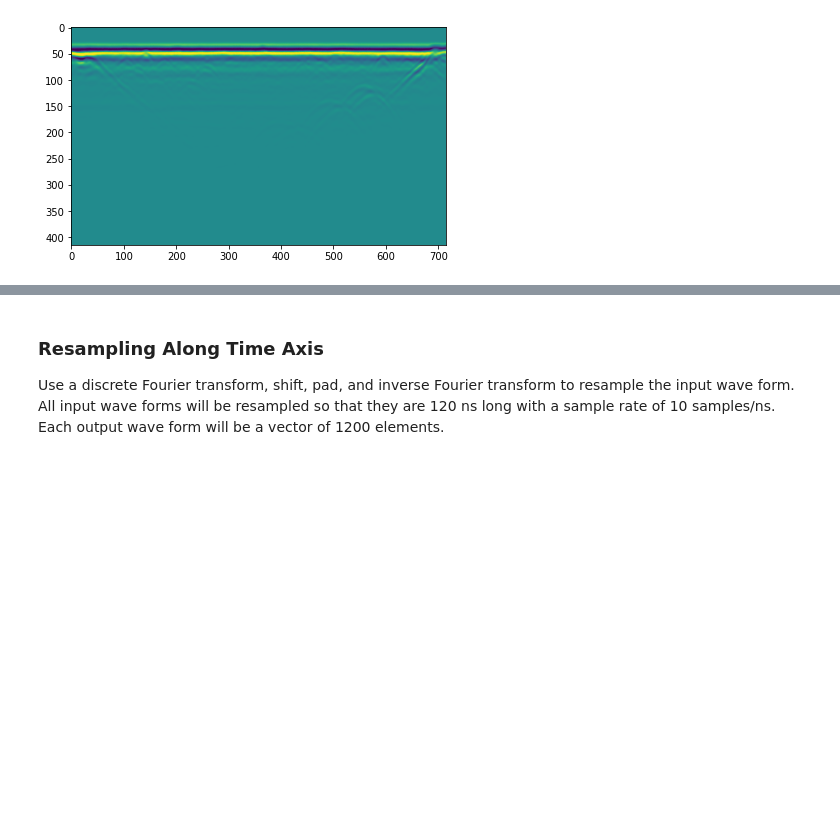
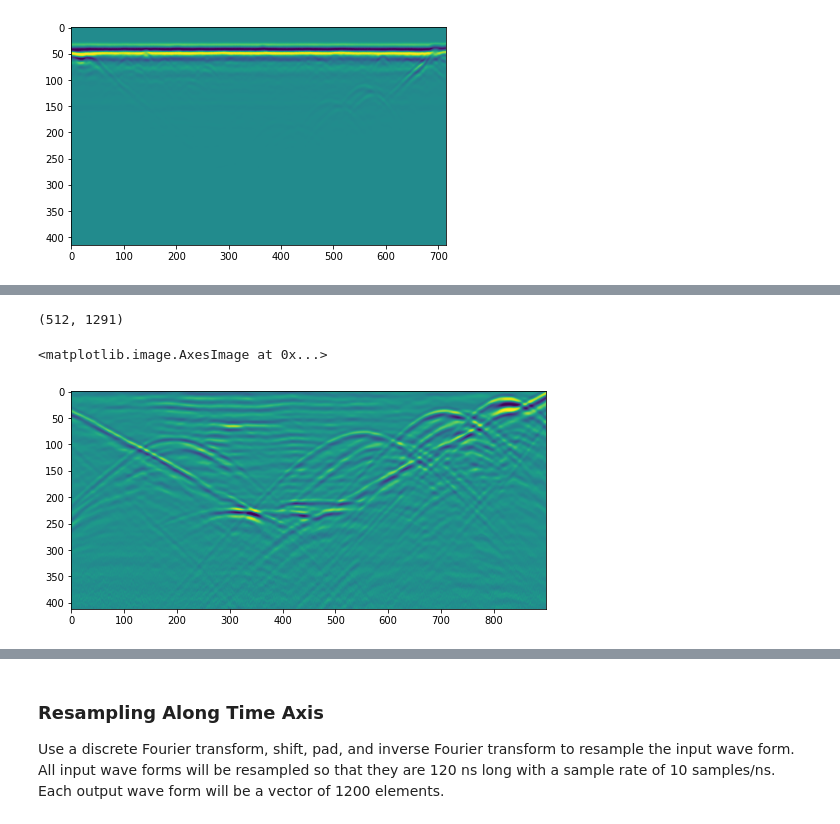
Before and after one commit to jeanruggiero/masters-thesis, a Jupyter notebook: DataExploration.ipynb, the cells around one changed output, grey strips where cells are left out. Cells and saved outputs as stored; diff of their text form; code cells hidden in the pictures; blank space fills up the shorter version.

```diff
--- a/DataExploration.ipynb
+++ b/DataExploration.ipynb
@@ -52,3 +54,12 @@ Read data from the hdf5 file.
+# %%
+def read_scan(id):
+    with io.BytesIO() as b:
+        s3.Object("jean-masters-thesis", f"gold_data/ifsttar/data/{id}.hdf5").download_fileobj(b)
+
+        with h5py.File(b, 'r') as f:
+            d = np.zeros(f['data'].shape, dtype=float)
+            f['data'].read_direct(d)
+    return d
 # %%
 with io.BytesIO() as b:
     s3.Object("jean-masters-thesis", "gold_data/ifsttar/data/dc56086d-0b79-4055-ba06-62ee23392d6f.hdf5").download_fileobj(b)
@@ -63,0 +102,11 @@ plt.imshow(d)
+# %%
+s = read_scan('2bc1088f-21b3-4f54-a083-668c277ff915')
+# %%
+s.shape
+# %% [output]
+(512, 1291)
+# %%
+plt.imshow(s[100:,200:1100])
+# %% [output]
+<matplotlib.image.AxesImage at 0x...>
+[figure, added]
```
Also changed, not shown: parts of 7 cells of this notebook, 3 other files.
